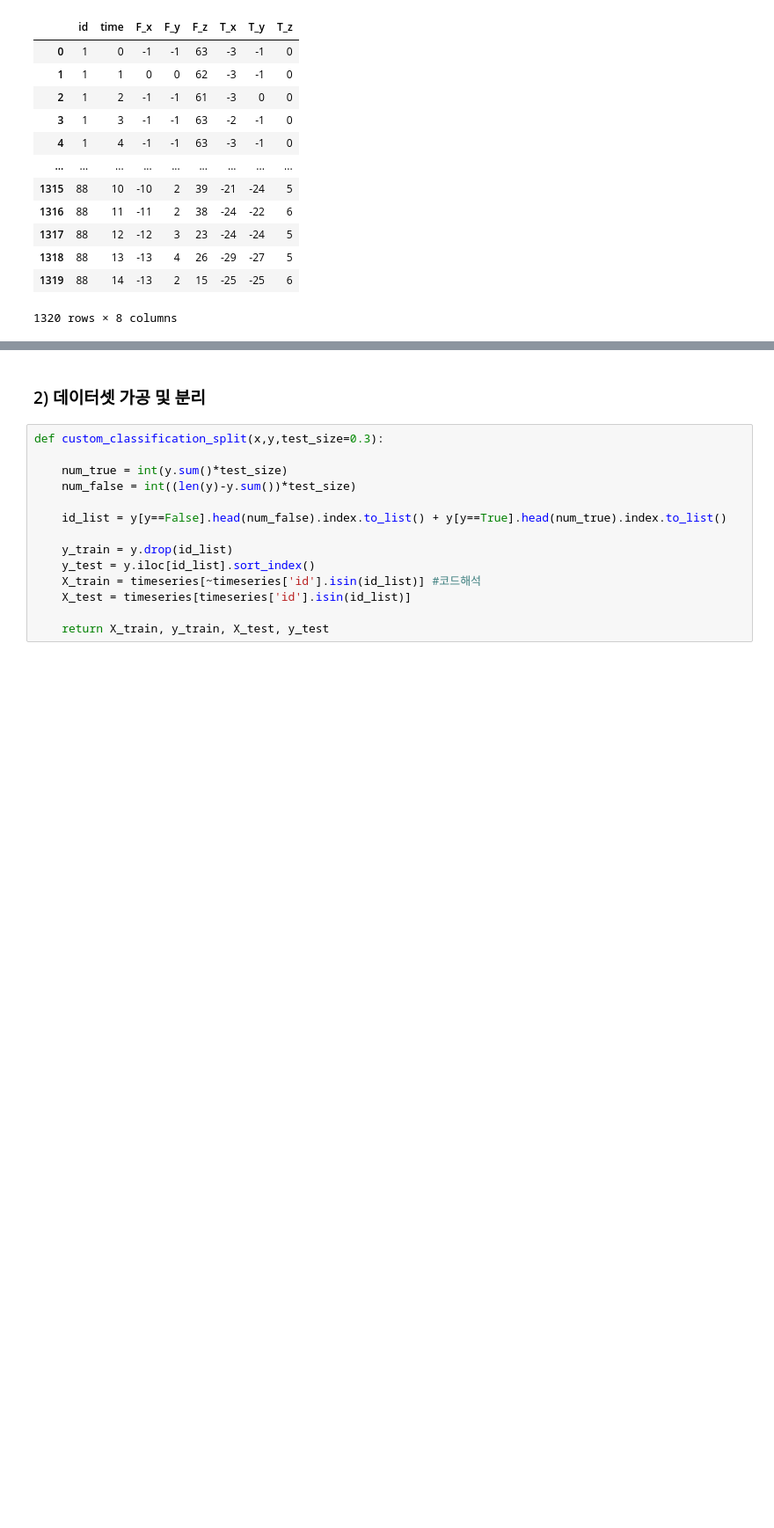
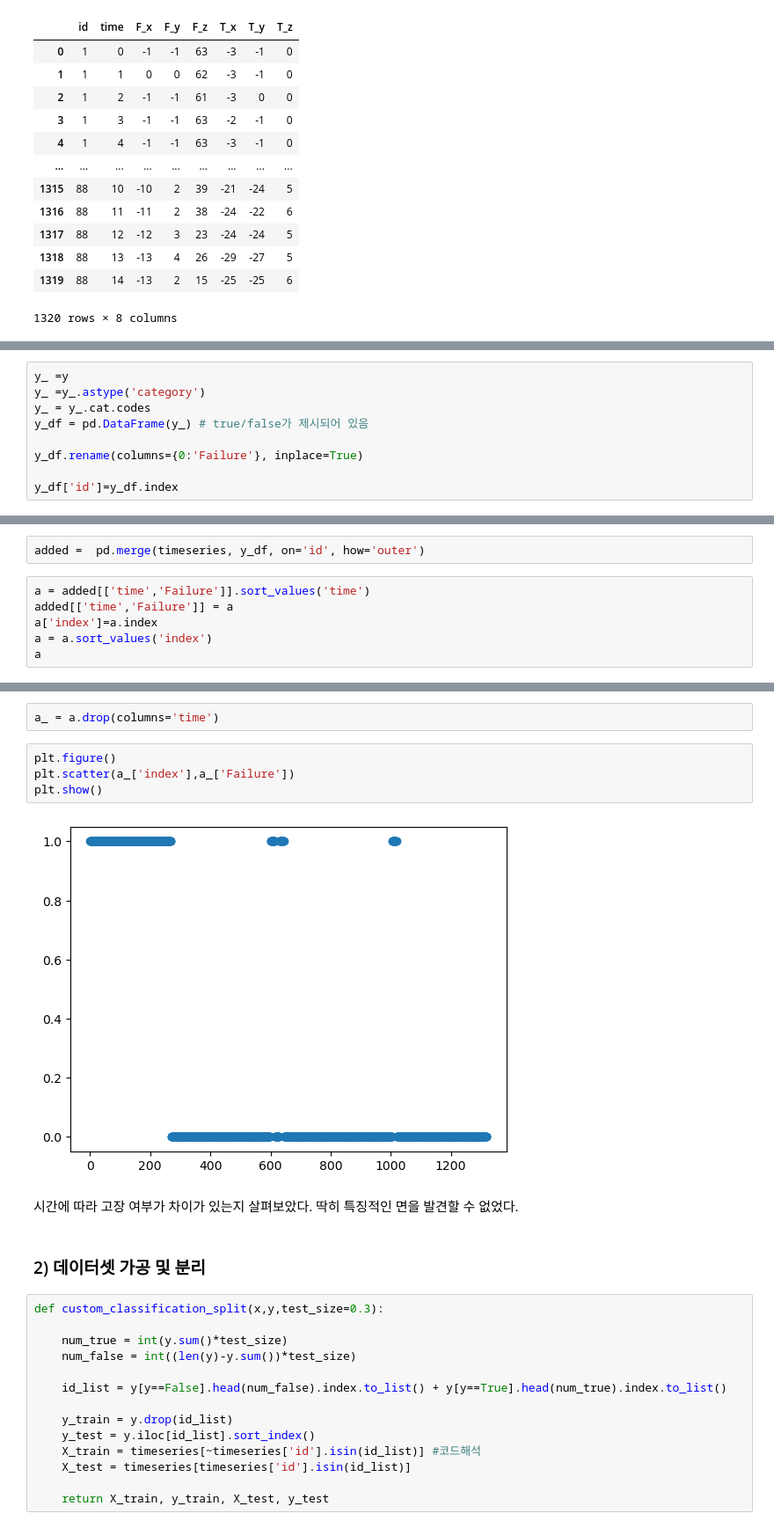
Before and after one commit to TaniTail/aiffel, a Jupyter notebook: Exploration/E06_Mini/[E-06-Mini]Time_Series_Classification.ipynb, the cells around one changed output, grey strips where cells are left out. Shown at 88% size. Saved outputs shown, nothing was run; the diff lists cells and outputs as text; blank space fills up the shorter version.

Commit message:
[E-06-Mini]Time_Series_Classification

```diff
--- a/Exploration/E06_Mini/[E-06-Mini]Time_Series_Classification.ipynb
+++ b/Exploration/E06_Mini/[E-06-Mini]Time_Series_Classification.ipynb
@@ -213,0 +199,9 @@ Length: 88, dtype: bool
+# %%
+y_ =y
+y_ =y_.astype('category')
+y_ = y_.cat.codes
+y_df = pd.DataFrame(y_) # true/false가 제시되어 있음
+
+y_df.rename(columns={0:'Failure'}, inplace=True)
+
+y_df['id']=y_df.index
@@ -213,0 +227,8 @@ Length: 88, dtype: bool
+# %%
+added =  pd.merge(timeseries, y_df, on='id', how='outer')
+# %%
+a = added[['time','Failure']].sort_values('time')
+added[['time','Failure']] = a
+a['index']=a.index
+a = a.sort_values('index')
+a
@@ -214,3 +249,13 @@ Length: 88, dtype: bool
+# %%
+a_ = a.drop(columns='time')
+# %%
+plt.figure()
+plt.scatter(a_['index'],a_['Failure'])
+plt.show()
+# %% [output]
+[figure, added]
+# %% [markdown]
+시간에 따라 고장 여부가 차이가 있는지 살펴보았다. 딱히 특징적인 면을 발견할 수 없었다.
 # %% [markdown]
 ### 2) 데이터셋 가공 및 분리
 # %%
```
Also changed, not shown: parts of 6 cells of this notebook.
